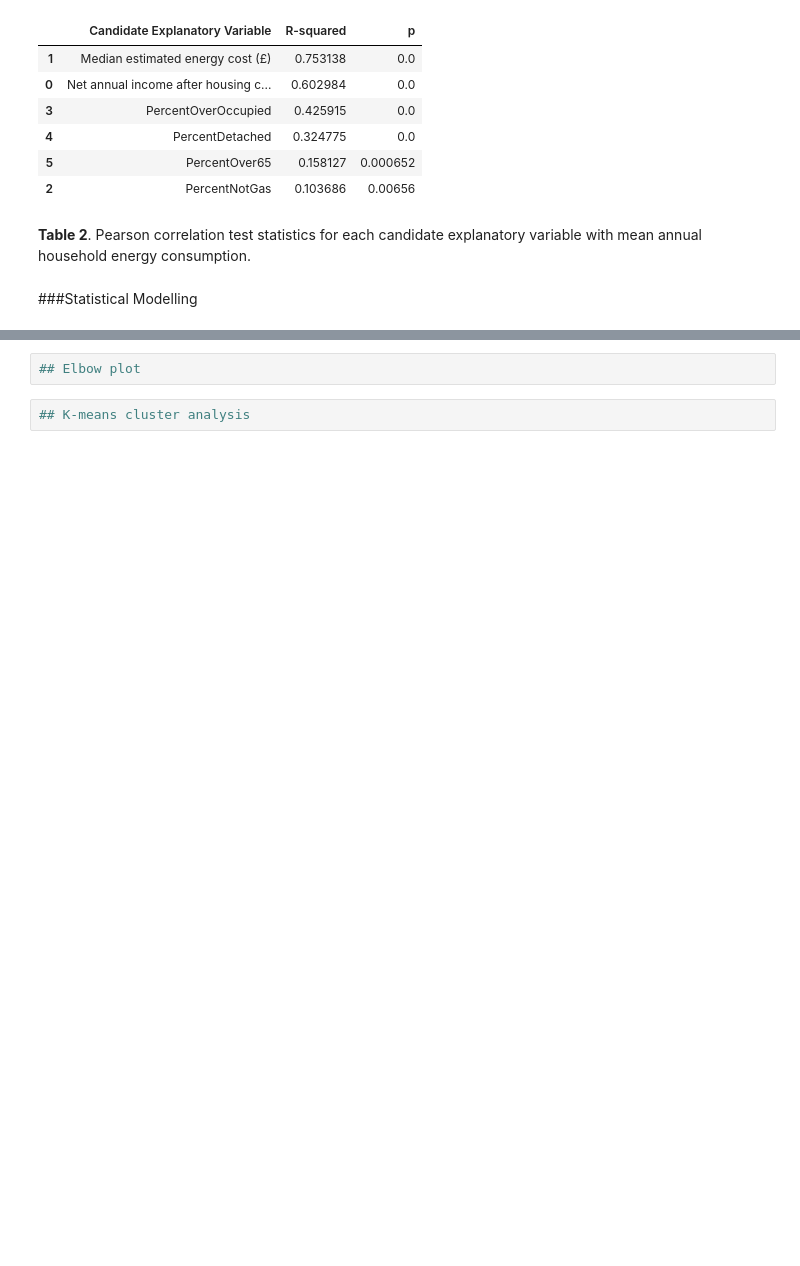
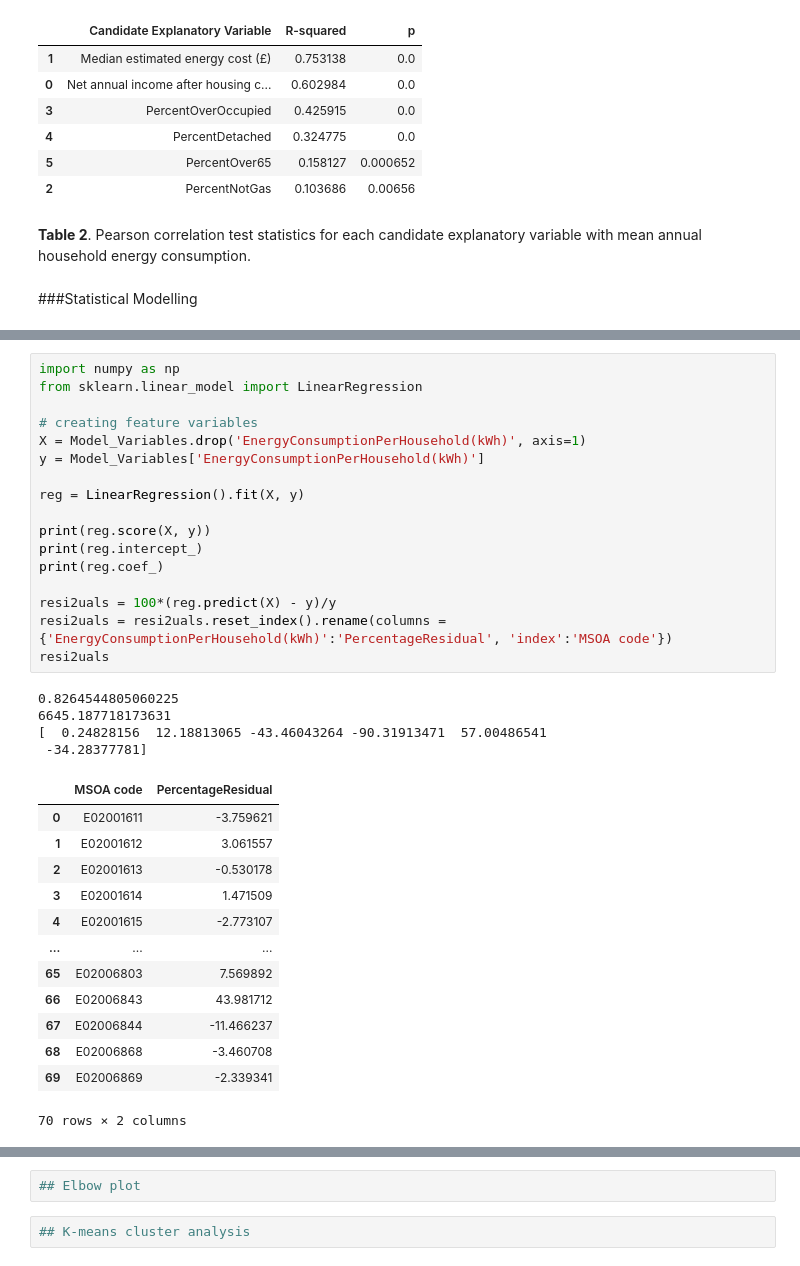
Before and after one commit to jwsn8667/GEOG5003M, a Jupyter notebook: GEOG5003_A2_201913950.ipynb, the cells around one changed output, grey strips where cells are left out. Saved outputs shown, nothing was run; the diff lists cells and outputs as text; blank space fills up the shorter version.

```diff
--- a/GEOG5003_A2_201913950.ipynb
+++ b/GEOG5003_A2_201913950.ipynb
@@ -466,0 +537,35 @@ df
+# %%
+import numpy as np
+from sklearn.linear_model import LinearRegression
+
+# creating feature variables
+X = Model_Variables.drop('EnergyConsumptionPerHousehold(kWh)', axis=1)
+y = Model_Variables['EnergyConsumptionPerHousehold(kWh)']
+
+reg = LinearRegression().fit(X, y)
+
+print(reg.score(X, y))
+print(reg.intercept_)
+print(reg.coef_)
+
+resi2uals = 100*(reg.predict(X) - y)/y
+resi2uals = resi2uals.reset_index().rename(columns = {'EnergyConsumptionPerHousehold(kWh)':'PercentageResidual', 'index':'MSOA code'})
+resi2uals
+# %% [output]
+0.8264544805060225
+6645.187718173631
+[  0.24828156  12.18813065 -43.46043264 -90.31913471  57.00486541
+ -34.28377781]
+|  | MSOA code | PercentageResidual |
+| 0 | E02001611 | -3.759621 |
+| 1 | E02001612 | 3.061557 |
+| 2 | E02001613 | -0.530178 |
+| 3 | E02001614 | 1.471509 |
+| 4 | E02001615 | -2.773107 |
+| ... | ... | ... |
+| 65 | E02006803 | 7.569892 |
+| 66 | E02006843 | 43.981712 |
+| 67 | E02006844 | -11.466237 |
+| 68 | E02006868 | -3.460708 |
+| 69 | E02006869 | -2.339341 |
+70 rows × 2 columns
```
Also changed, not shown: parts of 7 cells of this notebook.
